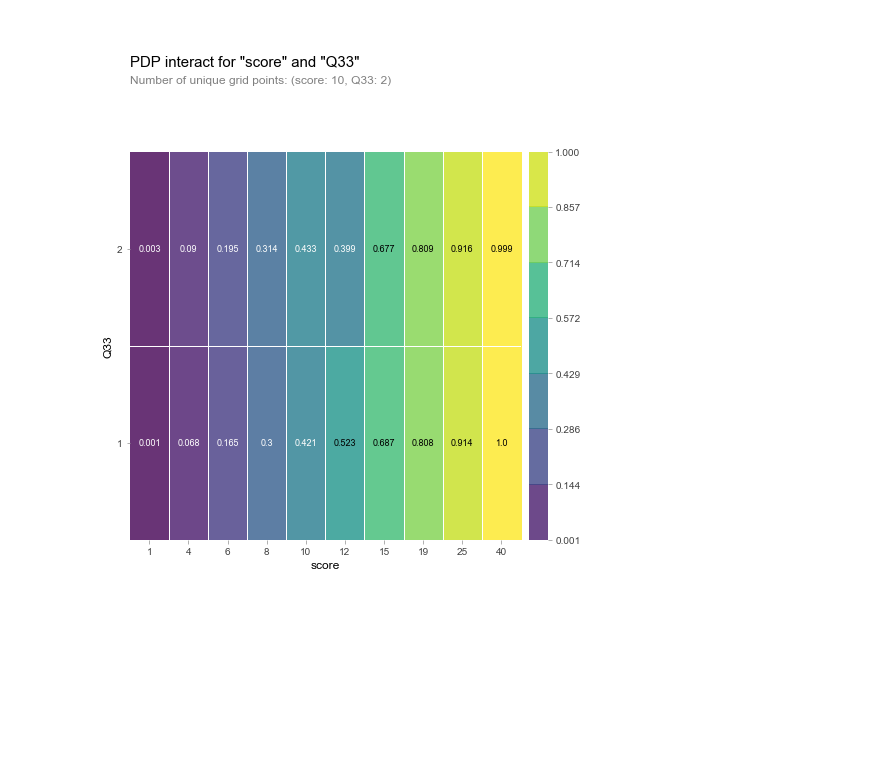
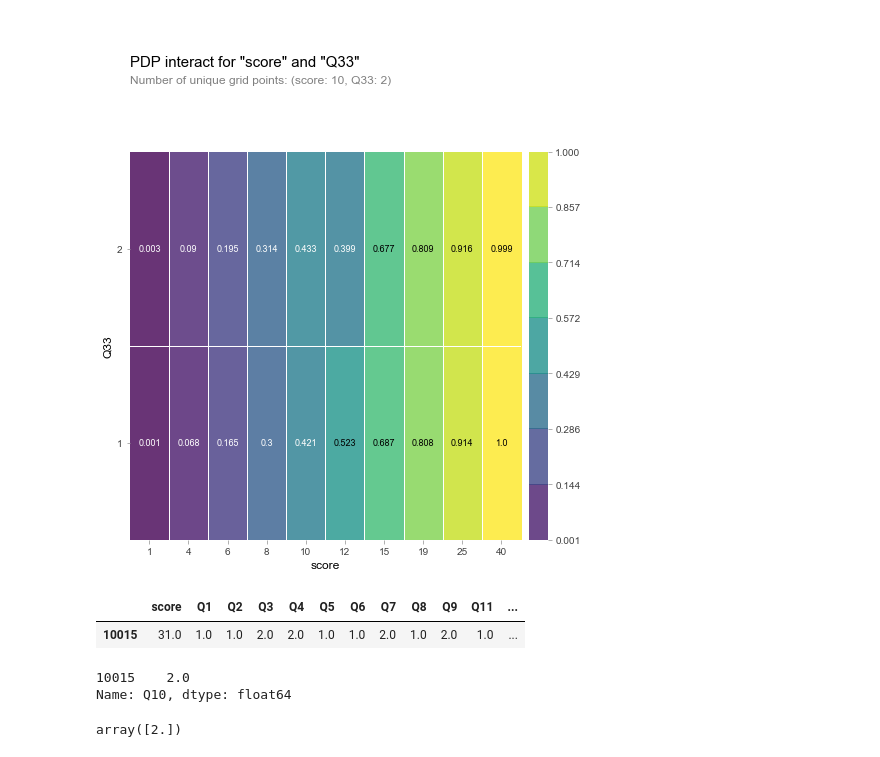
Before and after one commit to bloominstituteoftechnology/DS-Unit-2-Applied-Modeling, a Jupyter notebook: module4-model-interpretation/LS_DS_234_assignment.ipynb, the cells around one changed output. Drawn from its saved outputs; the diff is of its cells as text; code cells hidden in the pictures; blank space fills up the shorter version.

```diff
--- a/module4-model-interpretation/LS_DS_234_assignment.ipynb
+++ b/module4-model-interpretation/LS_DS_234_assignment.ipynb
@@ -424,3 +424,18 @@ interaction = pdp_interact(
 pdp_interact_plot(interaction, plot_type='grid', feature_names=features);
 # %% [output]
 [figure]
+# %%
+row = X_test.iloc[[0]]
+row
+# %% [output]
+|  | score | Q1 | Q2 | Q3 | Q4 | Q5 | Q6 | Q7 | Q8 | Q9 | Q11 | ... |
+| 10015 | 31.0 | 1.0 | 1.0 | 2.0 | 2.0 | 1.0 | 1.0 | 2.0 | 1.0 | 2.0 | 1.0 | ... |
+# %%
+y_test.iloc[[0]]
+# %% [output]
+10015    2.0
+Name: Q10, dtype: float64
+# %%
+pipeline.predict(row)
+# %% [output]
+array([2.])
```
Also changed, not shown: parts of 5 cells of this notebook.
